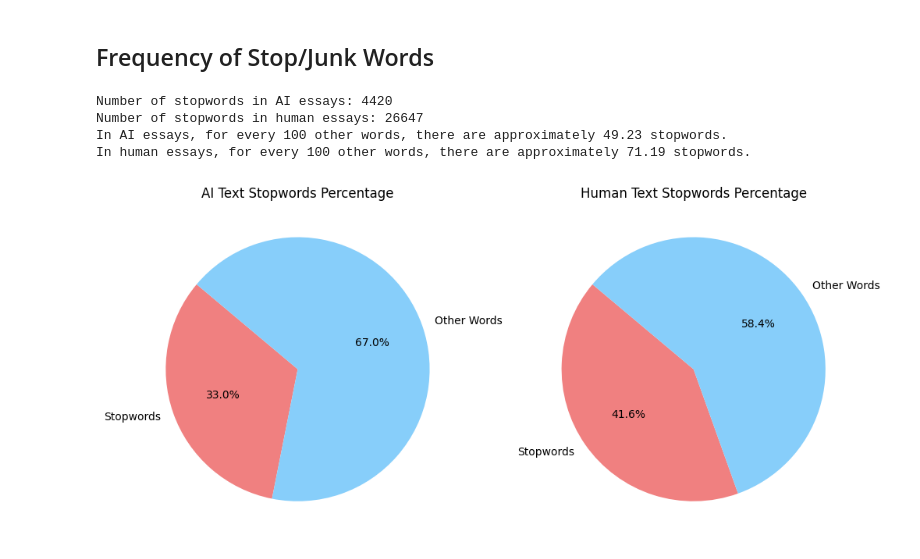
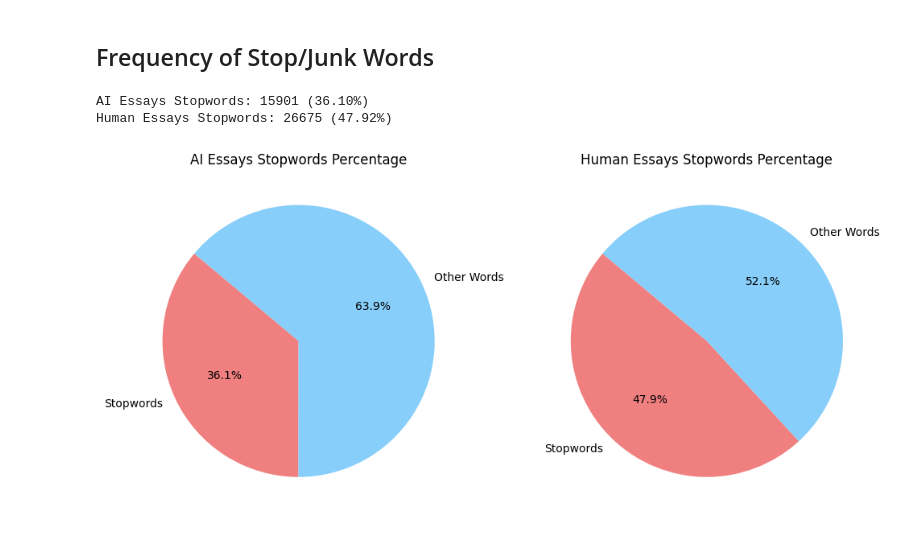
Before and after one commit to BroganDev21/Senior-Project, a Jupyter notebook: SeniorProject.ipynb, the cells around one changed output. Cells and saved outputs as stored; diff of their text form; code cells hidden in the pictures.

```diff
--- a/SeniorProject.ipynb
+++ b/SeniorProject.ipynb
@@ -276,17 +234,22 @@ plt.show()
 # %% [markdown]
 ## Visualization Popular Word Frequency AI vs. Human
 # %%
+english_stopwords = set(stopwords.words('english'))
+
 ai_essays = df_all_docs[df_all_docs['label'] == 'AI']['text']
 human_essays = df_all_docs[df_all_docs['label'] == 'Human']['text']
-
 ai_words = []
 human_words = []
 
 for essay in ai_essays:
-    ai_words.extend(preprocess_text(essay))
+    words = preprocess_text(essay)
+    filtered_words = [word for word in words if word not in english_stopwords and word.isalpha()]
+    ai_words.extend(filtered_words)
 
 for essay in human_essays:
-    human_words.extend(preprocess_text(essay))
+    words = preprocess_text(essay)
+    filtered_words = [word for word in words if word not in english_stopwords and word.isalpha()]
+    human_words.extend(filtered_words)
 
 ai_freq_dist = FreqDist(ai_words)
 human_freq_dist = FreqDist(human_words)
@@ -301,21 +264,16 @@ human_words, human_frequencies = zip(*human_common_words)
 # Create an index for each tick position
 ind = np.arange(len(ai_common_words))
 width = 0.35
-
 fig, ax = plt.subplots(figsize=(24, 16))
 
 ai_bars = ax.bar(ind - width/2, ai_frequencies, width, label='AI Essays')
 human_bars = ax.bar(ind + width/2, human_frequencies, width, label='Human Essays')
-
-
 ax.set_xlabel('Words')
 ax.set_ylabel('Frequency')
 ax.set_title('Top 20 Most Common Words in AI vs. Human Essays')
 ax.set_xticks(ind)
-ax.set_xticklabels(ai_words)
+ax.set_xticklabels(ai_words, rotation=45)  # Rotate labels for better readability
 ax.legend()
 
-plt.xticks(rotation=45)
-
 plt.show()
 # %% [output]
@@ -323,65 +323,55 @@ plt.show()
 # %% [markdown]
 ## Frequency of Stop/Junk Words
 # %%
-def stopword_analysis(ai_texts, human_texts):
+def stopword_analysis(ai_essays, human_essays):
     english_stopwords = set(stopwords.words('english'))
 
-    ai_tokens = word_tokenize(ai_texts.lower())
-    human_tokens = word_tokenize(human_texts.lower())
+    # Concatenate all texts in each Series into a single string
+    ai_combined_text = ' '.join(ai_essays).lower()
+    human_combined_text = ' '.join(human_essays).lower()
+
+    # Tokenize the combined texts
+    ai_tokens = word_tokenize(ai_combined_text)
+    human_tokens = word_tokenize(human_combined_text)
 
     # Filter out stopwords
     ai_stopwords = [token for token in ai_tokens if token in english_stopwords]
     human_stopwords = [token for token in human_tokens if token in english_stopwords]
 
-    # Count stopwords and other words
+    # Count stopwords and total words
     ai_stopwords_count = len(ai_stopwords)
     human_stopwords_count = len(human_stopwords)
-    ai_other_words_count = len(ai_tokens) - ai_stopwords_count
-    human_other_words_count = len(human_tokens) - human_stopwords_count
-
-    # Calculate ratios and normalize per 100 non-stopword words
-    ai_stopwords_ratio_per_100 = (ai_stopwords_count / ai_other_words_count) * 100
-    human_stopwords_ratio_per_100 = (human_stopwords_count / human_other_words_count) * 100
-
-            # Print number of stopwords
-    print("Number of stopwords in AI essays:", ai_stopwords_count)
-    print("Number of stopwords in human essays:", human_stopwords_count)
-
-    # Print ratios with more descriptive text
-    print(f"In AI essays, for every 100 other words, there are approximately {ai_stopwords_ratio_per_100:.2f} stopwords.")
-    print(f"In human essays, for every 100 other words, there are approximately {human_stopwords_ratio_per_100:.2f} stopwords.")
-
-    # Calculate percentages
     total_ai_words = len(ai_tokens)
     total_human_words = len(human_tokens)
+
+    # Calculate stopwords percentage
     ai_stopwords_percentage = (ai_stopwords_count / total_ai_words) * 100
     human_stopwords_percentage = (human_stopwords_count / total_human_words) * 100
+
+    # Print number of stopwords and percentages
+    print(f"AI Essays Stopwords: {ai_stopwords_count} ({ai_stopwords_percentage:.2f}%)")
+    print(f"Human Essays Stopwords: {human_stopwords_count} ({human_stopwords_percentage:.2f}%)")
 
     # Plot pie charts
     fig, axs = plt.subplots(1, 2, figsize=(12, 6))
 
     labels = ['Stopwords', 'Other Words']
     ai_sizes = [ai_stopwords_percentage, 100 - ai_stopwords_percentage]
     human_sizes = [human_stopwords_percentage, 100 - human_stopwords_percentage]
     colors = ['lightcoral', 'lightskyblue']
 
     axs[0].pie(ai_sizes, labels=labels, colors=colors, autopct='%1.1f%%', startangle=140)
-    axs[0].set_title('AI Text Stopwords Percentage')
+    axs[0].set_title('AI Essays Stopwords Percentage')
 
     axs[1].pie(human_sizes, labels=labels, colors=colors, autopct='%1.1f%%', startangle=140)
-    axs[1].set_title('Human Text Stopwords Percentage')
+    axs[1].set_title('Human Essays Stopwords Percentage')
 
     plt.show()
 
-# Example texts, replace with your actual data
-ai_texts = " ".join(df_all_docs[df_all_docs['label'] == 'AI']['text'])
-human_texts = " ".join(df_all_docs[df_all_docs['label'] == 'Human']['text'])
-
-stopword_analysis(ai_texts, human_texts)
+# Assuming ai_essays and human_essays are already defined in your code
+stopword_analysis(ai_essays, human_essays)
 # %% [output]
-Number of stopwords in AI essays: 4420
-Number of stopwords in human essays: 26647
-In AI essays, for every 100 other words, there are approximately 49.23 stopwords.
-In human essays, for every 100 other words, there are approximately 71.19 stopwords.
+AI Essays Stopwords: 15901 (36.10%)
+Human Essays Stopwords: 26675 (47.92%)
-[figure, old version]
+[figure, new version]
 # %%
```
Also changed, not shown: parts of 43 cells of this notebook.
